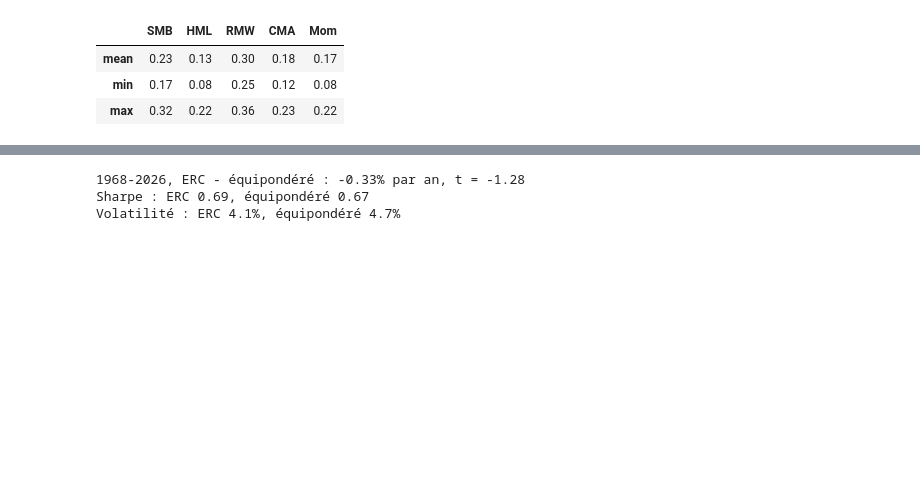
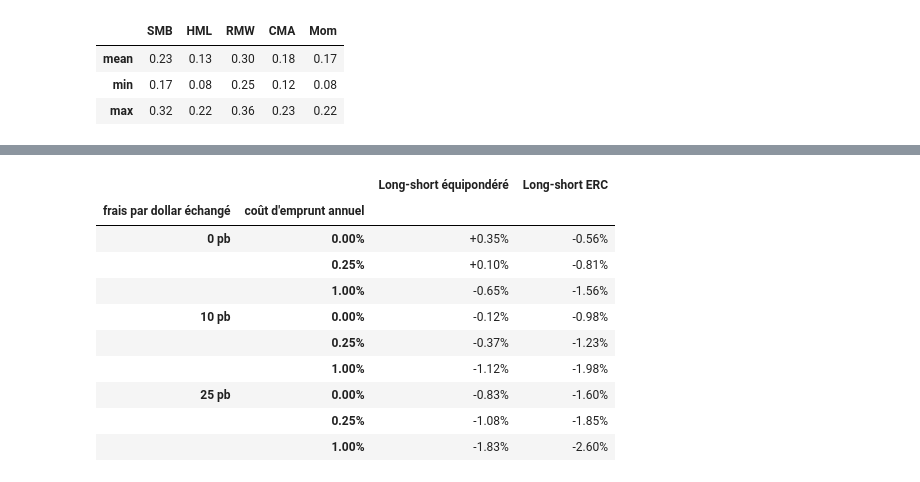
Before and after one commit to Anto279/conformal-factor-allocation, a Jupyter notebook: notebooks/etape10_2_long_short.ipynb, the cells around one changed output, grey strips where cells are left out. Saved outputs shown, nothing was run; the diff lists cells and outputs as text; code cells hidden in the pictures; blank space fills up the shorter version.

```diff
--- a/notebooks/etape10_2_long_short.ipynb
+++ b/notebooks/etape10_2_long_short.ipynb
@@ -355,12 +388,22 @@ pd.DataFrame(lignes).T.style.format({"rendement annuel": "{:+.2%}", "volatilité
-# %%
-a = ls_h["Long-short ERC"]["net"] - ls_h["Long-short équipondéré"]["net"]
-m, t, p = test_moyenne(a)
-r_erc, r_eq = ls_h["Long-short ERC"]["net"], ls_h["Long-short équipondéré"]["net"]
-print(f"1968-2026, ERC - équipondéré : {12 * m:+.2%} par an, t = {t:+.2f}")
-print(f"Sharpe : ERC {r_erc.mean() / r_erc.std() * np.sqrt(12):.2f}, équipondéré {r_eq.mean() / r_eq.std() * np.sqrt(12):.2f}")
-print(f"Volatilité : ERC {r_erc.std() * np.sqrt(12):.1%}, équipondéré {r_eq.std() * np.sqrt(12):.1%}")
-# %% [output]
-1968-2026, ERC - équipondéré : -0.33% par an, t = -1.28
-Sharpe : ERC 0.69, équipondéré 0.67
-Volatilité : ERC 4.1%, équipondéré 4.7%
+# %%
+# Excédent annuel selon les frais de transaction et le coût d'emprunt
+lignes = {}
+for frais_pb in [0, 10, 25]:
+    for emprunt in [0.0, 0.0025, 0.01]:
+        lignes[(f"{frais_pb} pb", f"{emprunt:.2%}")] = {
+            nom: 12 * (bt["pari brut"] - frais_pb / 1e4 * bt["rotation"] - emprunt / 12).mean()
+            for nom, bt in long_short.items()}
+pd.DataFrame(lignes).T.rename_axis(["frais par dollar échangé", "coût d'emprunt annuel"]).style.format("{:+.2%}")
+# %% [output]
+|  |  | Long-short équipondéré | Long-short ERC |
+| frais par dollar échangé | coût d'emprunt annuel |  |  |
+| 0 pb | 0.00% | +0.35% | -0.56% |
+|  | 0.25% | +0.10% | -0.81% |
+|  | 1.00% | -0.65% | -1.56% |
+| 10 pb | 0.00% | -0.12% | -0.98% |
+|  | 0.25% | -0.37% | -1.23% |
+|  | 1.00% | -1.12% | -1.98% |
+| 25 pb | 0.00% | -0.83% | -1.60% |
+|  | 0.25% | -1.08% | -1.85% |
+|  | 1.00% | -1.83% | -2.60% |
 # %% [markdown]
```
Also changed, not shown: parts of 25 cells of this notebook, 3 other files.
